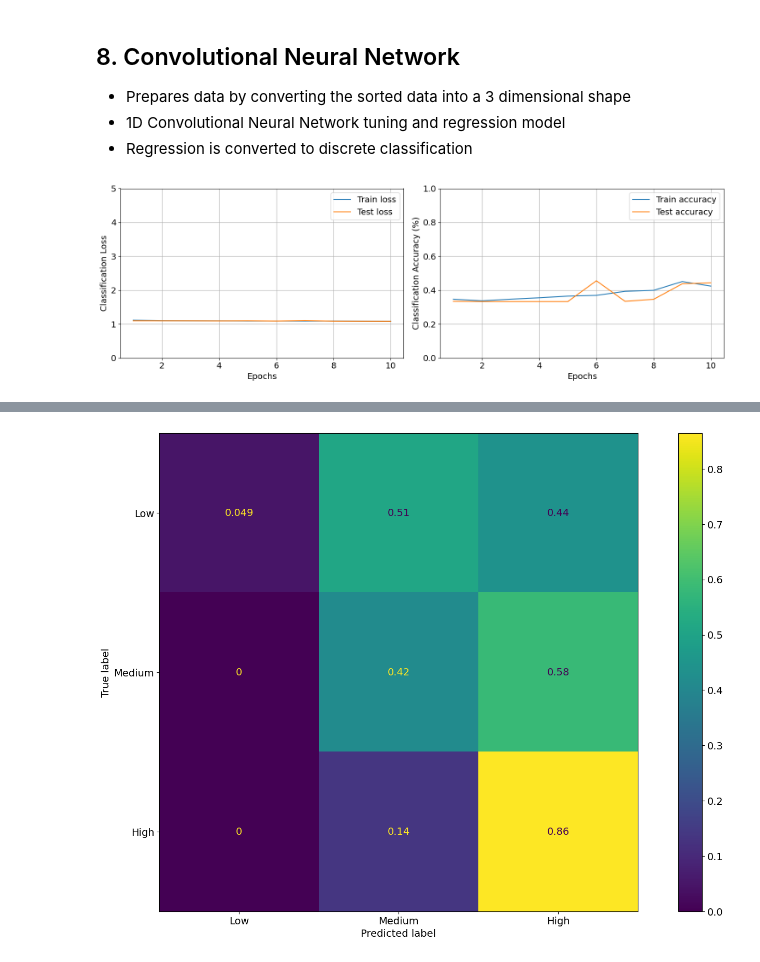
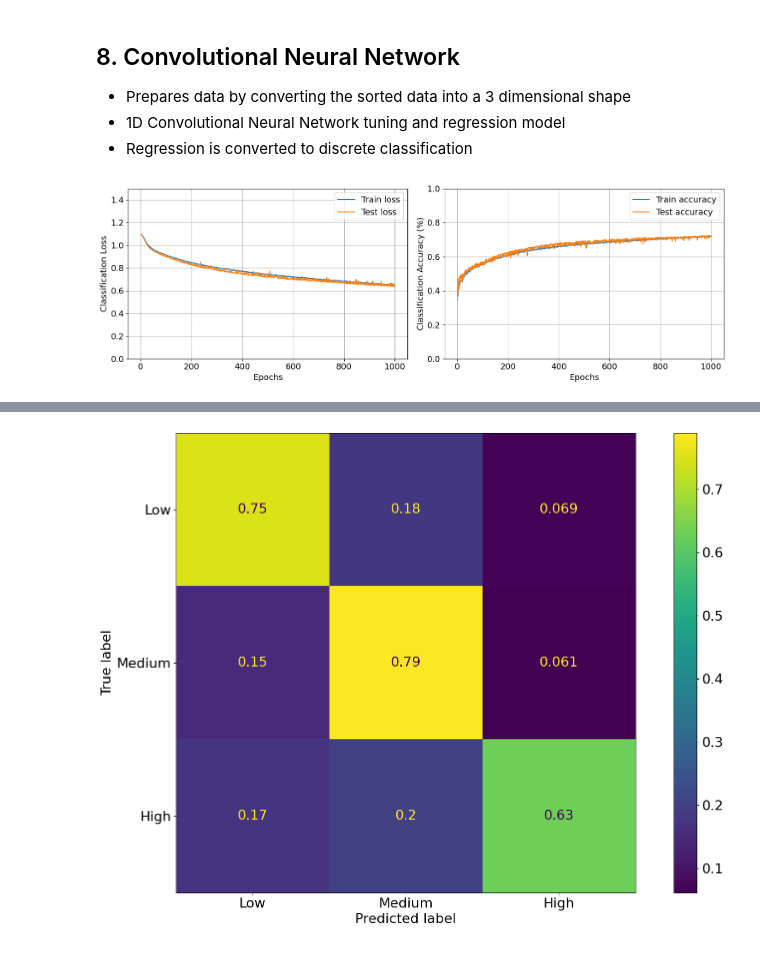
Before and after one commit to WillPowellUk/ECG-Stress-Classifier, a Jupyter notebook: ECG Stress Classifier.ipynb, the cells around one changed output, grey strips where cells are left out. Cells and saved outputs as stored; diff of their text form; code cells hidden in the pictures.

Commit message:
CNN working on 3s window!

```diff
--- a/ECG Stress Classifier.ipynb
+++ b/ECG Stress Classifier.ipynb
@@ -772,11 +783,21 @@ class FeatureSelection():
         self.selected_features_ECG = pd.DataFrame(imp.transform(self.selected_features_ECG), columns=self.selected_features_ECG.columns)
 
 
-    def visualise(self, plot_type='pairplot'):
+    def visualise(self, plot_type='pairplot', single_feature=None):
         print("Generating plot...")
         if plot_type == 'pairplot':
             sns.pairplot(data = self.selected_features_ECG, hue='Stress Level', palette=['green', 'yellow', 'red'])
+
         elif plot_type == 'kdeplot':
+            if single_feature is None:
+                for i, feature in enumerate(self.selected_features_ECG):
+                    fig = plt.figure(figsize=(8,6))
+                    sns.kdeplot(x=feature, data=self.selected_features_ECG, hue='Stress Level', common_norm=False, warn_singular=False, palette=['green', 'yellow', 'red'])
+            else:
+                sns.kdeplot(x=single_feature, data=self.selected_features_ECG, hue='Stress Level', common_norm=False, warn_singular=False, palette=['green', 'yellow', 'red'], clip=(0.0, 150))
+
+
+        elif plot_type == 'kdesubplot':
             # Create a figure with subplots for each feature
             subplot_size = math.ceil(math.sqrt(len(self.selected_features_ECG.columns)))
             fig = plt.figure(figsize=(20, 8*subplot_size))
@@ -786,8 +807,9 @@ class FeatureSelection():
                 fig.add_subplot(subplot_size, subplot_size, i+1)
                 sns.kdeplot(x=feature, data=self.selected_features_ECG, hue='Stress Level', common_norm=False, warn_singular=False, palette=['green', 'yellow', 'red'])
             plt.show()
+
         else:
-            print("Plot type not recognised. Please choose between pairplot, kdeplot")
+            print("Plot type not recognised. Please choose between pairplot, kdeplot, kdesubplot")
 # %%
 # Desired Features to be selected from Feature Extracted ECG.
 # See Neurokit2 HRV for more information - https://neuropsychology.github.io/NeuroKit/functions/hrv.html
@@ -1017,7 +1038,7 @@ class PlotLearning(Callback):
                 axs[i].set_ylim([0,1])
             elif metric == 'loss':
                 axs[i].set_ylabel('Classification ' + metric.capitalize())
-                axs[i].set_ylim([0,5])
+                axs[i].set_ylim([0,1.5])
 
         plt.tight_layout()
         plt.show()
@@ -1578,13 +1598,13 @@ class CNN1D():
         ML_Utilities.plot_confustion_matrix(self.dataset.num_of_labels, cm=mean_cm)
 # %%
 # segment data with a sliding window of length to be 0.8s which is average heart beat
-# pp.segment(window_length_s=30, overlap=0.1)
-# pp.clean()
-# pp.create_2d() # converts data to 2d vector (required for CNN)
-# Utilities.save_dataframe(pp.preprocessed_ECG_2d, dataframe_path, 'Preprocessed-2d-30.s')
+pp.segment(window_length_s=3.0, overlap=0.1)
+pp.clean()
+pp.create_2d() # converts data to 2d vector (required for CNN)
+Utilities.save_dataframe(pp.preprocessed_ECG_2d, dataframe_path, 'Preprocessed_2d_3s_0.1_Overlap')
 
 # make two datasets - binary and three-level classification
-dataset_binary = ML_Utilities.prepare(pp.preprocessed_ECG_2d, num_of_labels=2, test_size=0.30, n_splits=5, normalise=True)
+# dataset_binary = ML_Utilities.prepare(pp.preprocessed_ECG_2d, num_of_labels=2, test_size=0.30, n_splits=5, normalise=True)
 dataset_three_level = ML_Utilities.prepare(pp.preprocessed_ECG_2d, num_of_labels=3, test_size=0.30, n_splits=5, normalise=True)
 
 # Tune and classify the one dimensional convolutional deep neural network
@@ -1593,4 +1613,4 @@ cnn.prepare()
 cnn.tune()
 # cnn.predict()
 # %% [output]
-[figure, old version]
+[figure, new version]
@@ -1602 +1624 @@ Test accuracy: 0.4437780976295471
-[figure, old version]
+[figure, new version]
```
Also changed, not shown: parts of 12 cells of this notebook.
